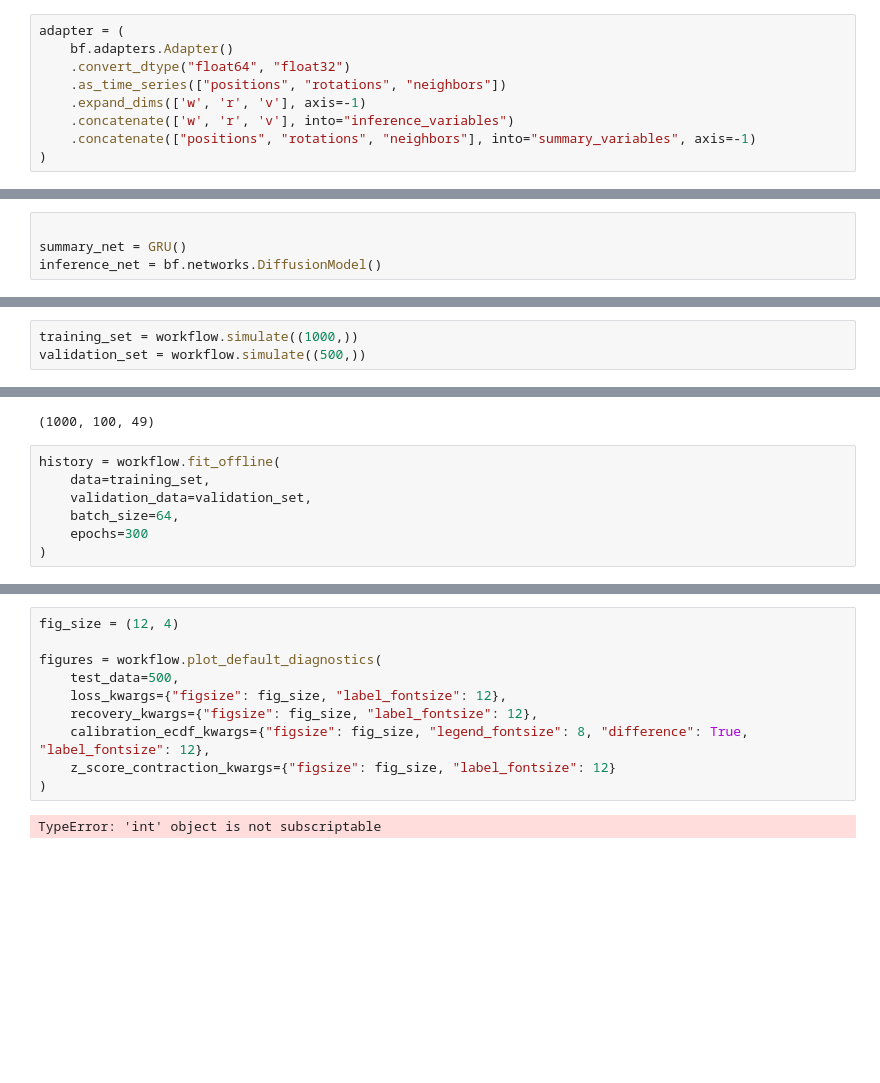
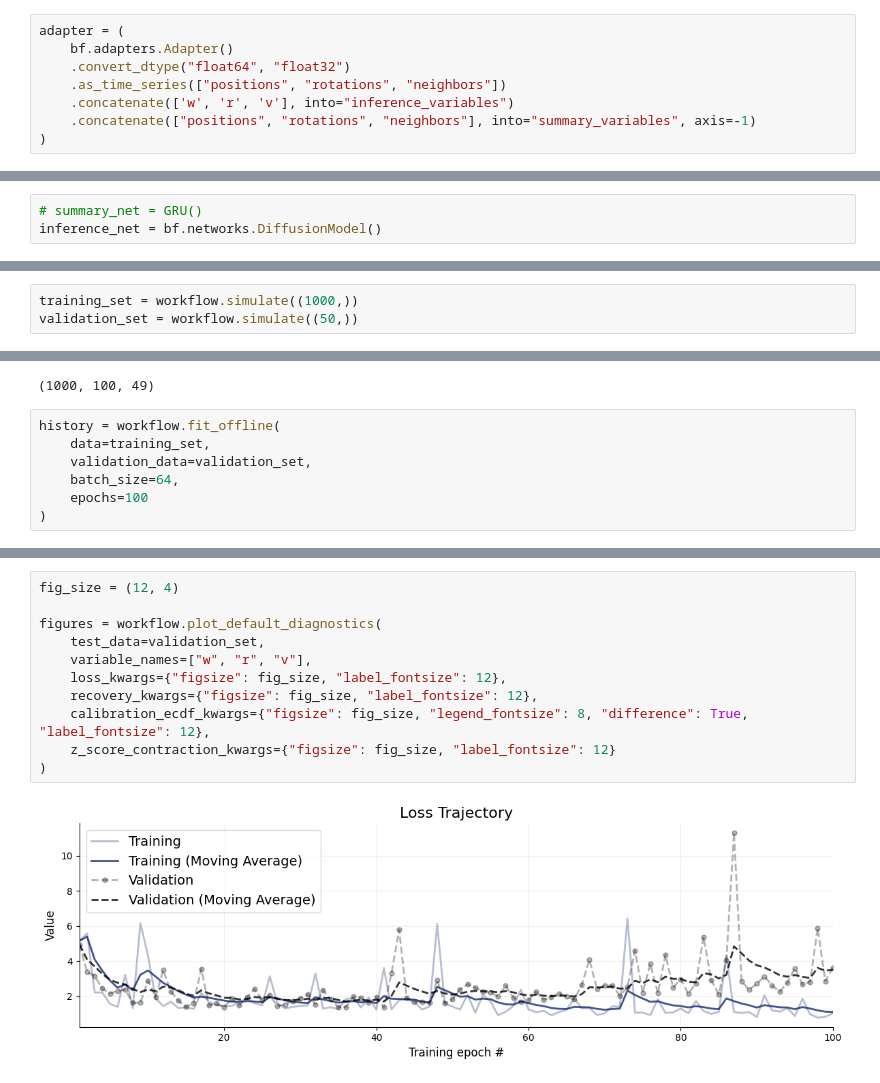
Before and after one commit to jerrymhuang/TogetherFlow, a Jupyter notebook: togetherflow/togetherflow_baseline_complete_bfv2.ipynb, the cells around one changed output, grey strips where cells are left out. Drawn from its saved outputs; the diff is of its cells as text; blank space fills up the shorter version.

```diff
--- a/togetherflow/togetherflow_baseline_complete_bfv2.ipynb
+++ b/togetherflow/togetherflow_baseline_complete_bfv2.ipynb
@@ -635,7 +651,6 @@ adapter = (
     bf.adapters.Adapter()
     .convert_dtype("float64", "float32")
     .as_time_series(["positions", "rotations", "neighbors"])
-    .expand_dims(['w', 'r', 'v'], axis=-1)
     .concatenate(['w', 'r', 'v'], into="inference_variables")
     .concatenate(["positions", "rotations", "neighbors"], into="summary_variables", axis=-1)
 )
@@ -700,8 +713,7 @@ class GRU(bf.networks.SummaryNetwork):
         summary = self.summary_stats(summary)
         return summary
 # %%
-
-summary_net = GRU()
+# summary_net = GRU()
 inference_net = bf.networks.DiffusionModel()
 # %%
 workflow = bf.workflows.BasicWorkflow(
@@ -712,7 +724,7 @@ workflow = bf.workflows.BasicWorkflow(
 )
 # %%
 training_set = workflow.simulate((1000,))
-validation_set = workflow.simulate((500,))
+validation_set = workflow.simulate((50,))
 # %%
 training_set['neighbors'].shape
 # %% [output]
@@ -722,7 +734,7 @@ history = workflow.fit_offline(
     data=training_set,
     validation_data=validation_set,
     batch_size=64,
-    epochs=300
+    epochs=100
 )
 # %% [output]
 INFO:bayesflow:Fitting on dataset instance of OfflineDataset.
@@ -747,12 +768,13 @@ Epoch 300/300
 # %%
 fig_size = (12, 4)
 
 figures = workflow.plot_default_diagnostics(
-    test_data=500,
+    test_data=validation_set,
+    variable_names=["w", "r", "v"],
     loss_kwargs={"figsize": fig_size, "label_fontsize": 12},
     recovery_kwargs={"figsize": fig_size, "label_fontsize": 12},
     calibration_ecdf_kwargs={"figsize": fig_size, "legend_fontsize": 8, "difference": True, "label_fontsize": 12},
     z_score_contraction_kwargs={"figsize": fig_size, "label_fontsize": 12}
 )
 # %% [output]
-TypeError: 'int' object is not subscriptable
+[figure, added]
```
Also changed, not shown: parts of 18 cells of this notebook, 5 other files.
